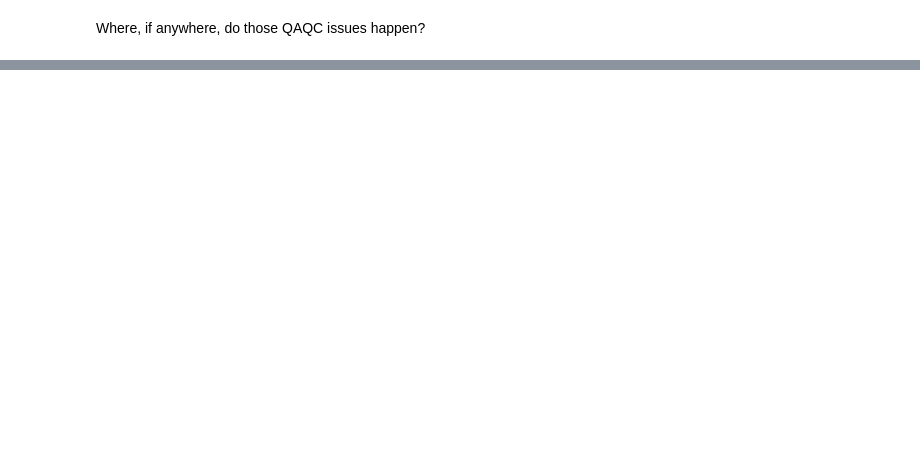
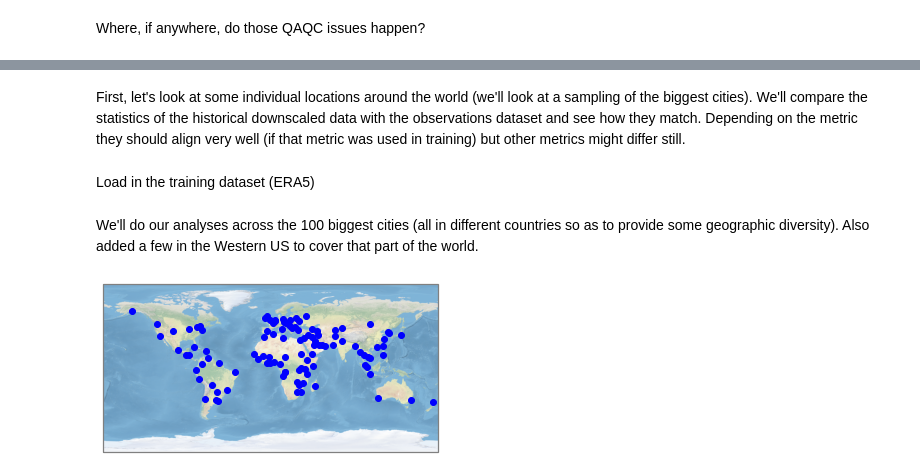
Before and after one commit to carbonplan/cmip6-downscaling, a Jupyter notebook: notebooks/analyses.ipynb, the cells around one changed output, grey strips where cells are left out. Saved outputs shown, nothing was run; the diff lists cells and outputs as text; code cells hidden in the pictures; blank space fills up the shorter version.

```diff
--- a/notebooks/analyses.ipynb
+++ b/notebooks/analyses.ipynb
@@ -82,0 +84,4 @@ time_aggregations = ['month', 'year']
+# %% [markdown]
+First, let's look at some individual locations around the world (we'll look at a sampling of the biggest cities). We'll compare the statistics of the historical downscaled data with the observations dataset and see how they match. Depending on the metric they should align very well (if that metric was used in training) but other metrics might differ still.
+# %% [markdown]
+Load in the training dataset (ERA5)
@@ -82,0 +93,6 @@ time_aggregations = ['month', 'year']
+# %% [markdown]
+We'll do our analyses across the 100 biggest cities (all in different countries so as to provide some geographic diversity). Also added a few in the Western US to cover that part of the world.
+# %%
+top_cities = load_top_cities(plot=True)
+# %% [output]
+[figure, added]
```
Also changed, not shown: parts of 35 cells of this notebook, 2 other files.
